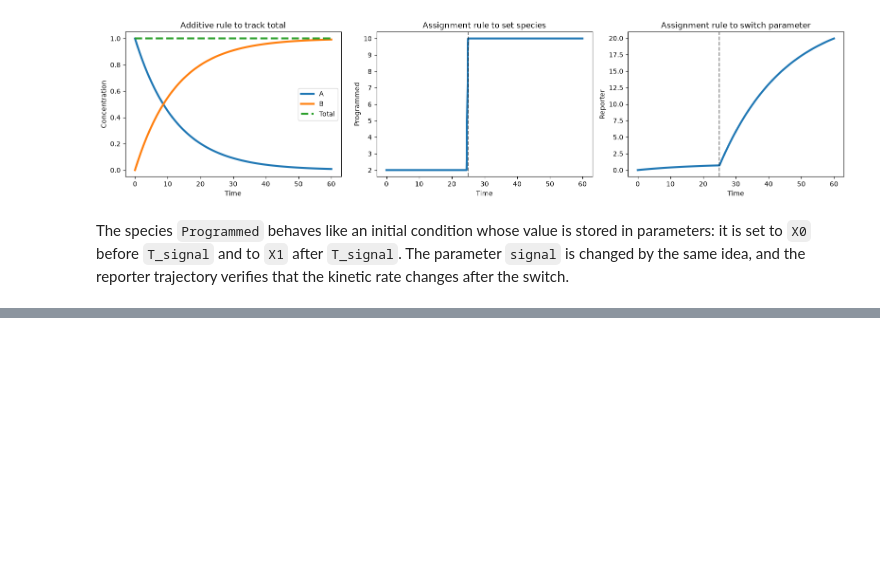
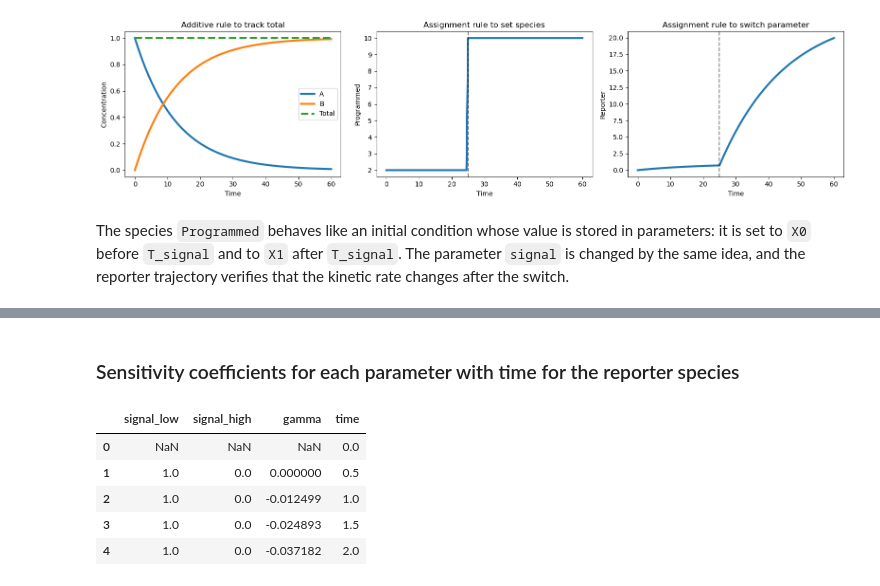
Before and after one commit to biocircuits/bioscrape, a Jupyter notebook: examples/Advanced modeling tools in Bioscrape.ipynb, the cells around one changed output, grey strips where cells are left out. Cells and saved outputs as stored; diff of their text form; code cells hidden in the pictures; blank space fills up the shorter version.

```diff
--- a/examples/Advanced modeling tools in Bioscrape.ipynb
+++ b/examples/Advanced modeling tools in Bioscrape.ipynb
@@ -325,0 +209,40 @@ plt.tight_layout()
+# %%
+from bioscrape.analysis import py_sensitivity_analysis
+
+sensitivity_model = Model(sbml_filename="models/bioscrape_rules_example.xml")
+
+# Add a rule as described above:
+sensitivity_model.create_rule(
+    "assignment",
+    {"equation": "signal = signal_low + (signal_high-signal_low)*Heaviside(t-T_signal)"},
+)
+
+timepoints_sensitivity = np.linspace(0, 60, 121)
+# name the params for plotting and data display
+sensitivity_parameters = ["signal_low", "signal_high", "gamma"]
+
+# Use bioscrape's `py_sensitivity_analysis` to compute sensitivity coefficients
+SSM_with_rules = py_sensitivity_analysis(
+    sensitivity_model,
+    timepoints_sensitivity,
+    normalize=True,
+    params=sensitivity_parameters,
+    method="central_difference",
+)
+# %% [markdown]
+### Sensitivity coefficients for each parameter with time for the reporter species
+# %%
+reporter_index = sensitivity_model.get_species_list().index("Reporter")
+reporter_sensitivities = pd.DataFrame(
+    SSM_with_rules[:, :, reporter_index],
+    columns=sensitivity_parameters,
+)
+reporter_sensitivities.loc[:, "time"] = timepoints_sensitivity
+reporter_sensitivities.head()
+# %% [output]
+|  | signal_low | signal_high | gamma | time |
+| 0 | NaN | NaN | NaN | 0.0 |
+| 1 | 1.0 | 0.0 | 0.000000 | 0.5 |
+| 2 | 1.0 | 0.0 | -0.012499 | 1.0 |
+| 3 | 1.0 | 0.0 | -0.024893 | 1.5 |
+| 4 | 1.0 | 0.0 | -0.037182 | 2.0 |
```
Also changed, not shown: parts of 9 cells of this notebook, 12 other files.
